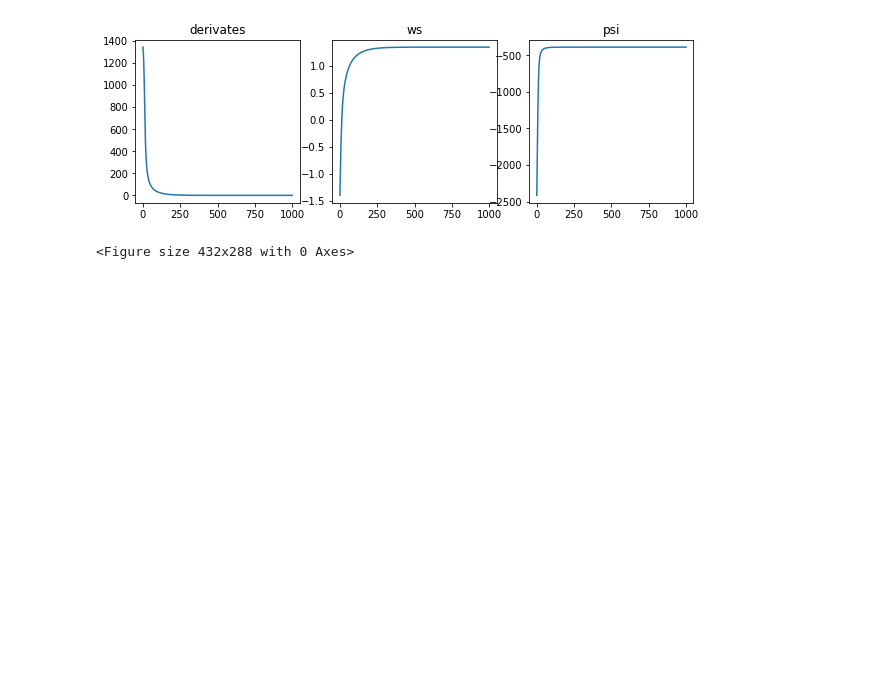
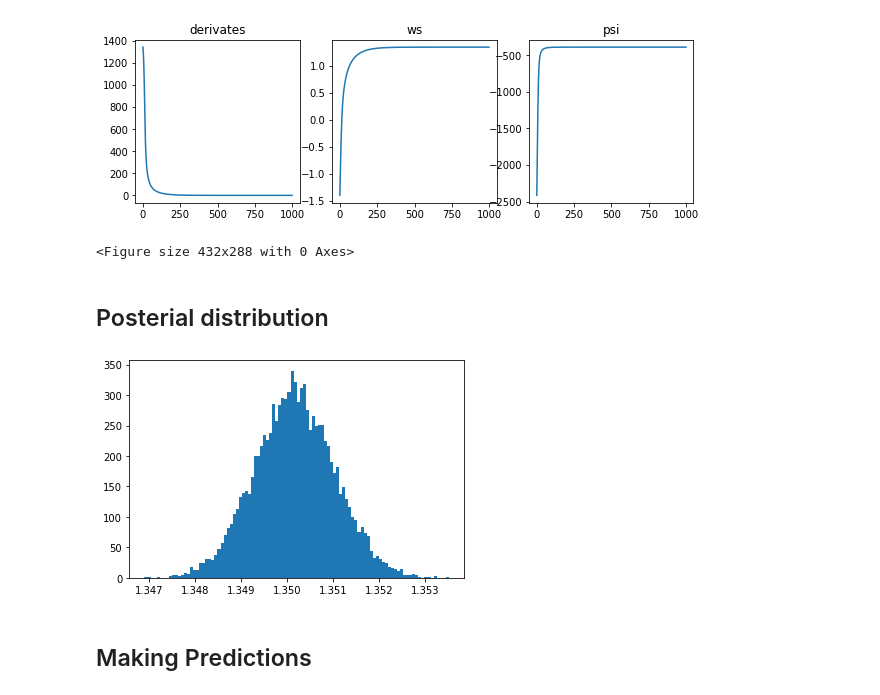
Before and after one commit to pai-plznw4me/BaysianNN, a Jupyter notebook: Baysian_Logistic_regression.ipynb, the cells around one changed output. Cells and saved outputs as stored; diff of their text form; code cells hidden in the pictures; blank space fills up the shorter version.

```diff
--- a/Baysian_Logistic_regression.ipynb
+++ b/Baysian_Logistic_regression.ipynb
@@ -82,5 +82,12 @@ def get_loglikelihood(y, x, w):
     return np.sum(np.log((sigmoid(x @ w) ** y) * ((1 - sigmoid(x @ w)) ** (1 - y))))
 # %%
 def psi(y, x, w):
+    """
+    Args:
+        y, ndarray, shape 2d, (N, 1)
+        x, ndarray, shape 2d, (N, n_features)
+        w, ndarray, shape 2d, (n_features, 1)
+    """
+
     return np.log(get_prior(w)) + get_loglikelihood(y, x, w)
 # %%
@@ -125,3 +132,31 @@ plt.tight_layout()
 # %% [output]
 [figure]
 <Figure size 432x288 with 0 Axes>
+# %% [markdown]
+## Posterial distribution
+# %%
+def gardient_psi(y, x, w):
+    delta = 0.00000001
+
+    # gradient descent
+    derivate = (psi(y, x, w + delta) - psi(y, x, w)) / delta
+    return derivate
+
+
+def hessian_psi(y, x, w):
+    delta = 0.00000001
+    return (gardient_psi(y, x, w + delta) - gardient_psi(y, x, w)) / delta
+
+
+def get_posterior(y, x, w_hat):
+    h = -hessian_psi(y, x, w_hat)
+    return np.random.normal(w_hat.reshape(-1), 1 / h.reshape(-1), 10000), h
+# %%
+zs, h = get_posterior(y, x, w)
+zs = zs.reshape(-1)
+plt.hist(zs, bins=100)
+plt.show()
+# %% [output]
+[figure, added]
+# %% [markdown]
+## Making Predictions
```
Also changed, not shown: parts of 9 cells of this notebook, 2 other files.
